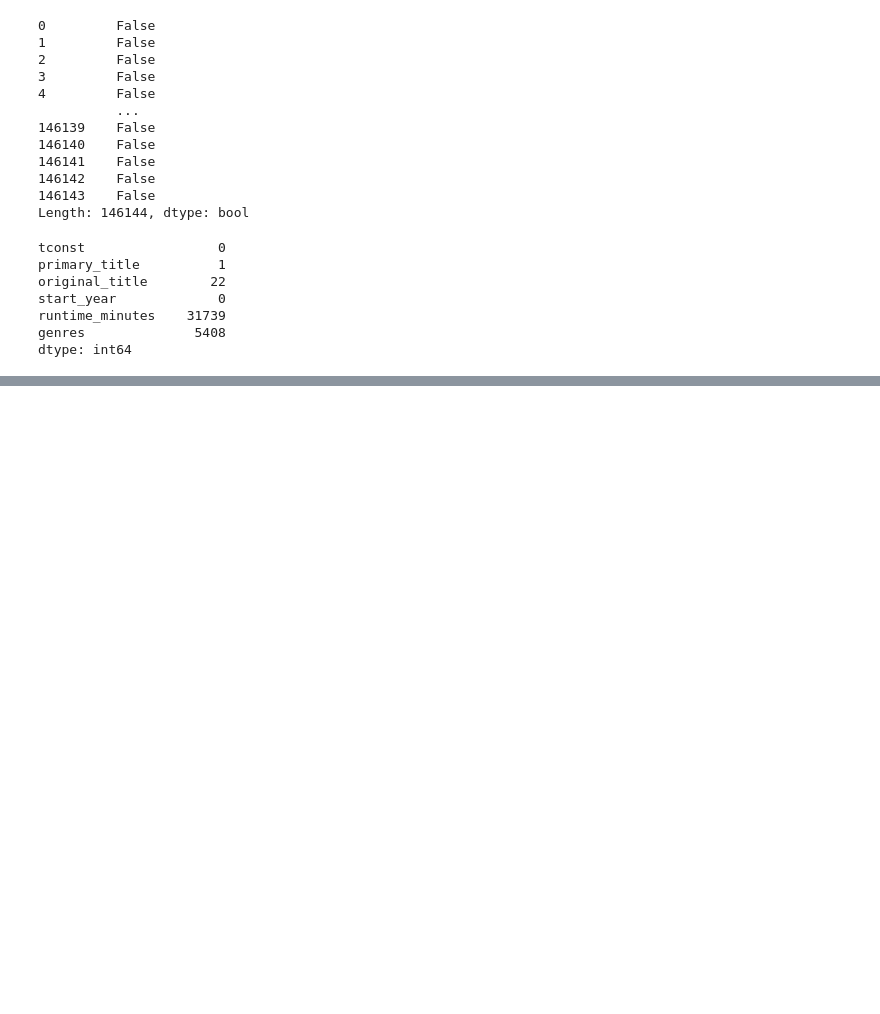
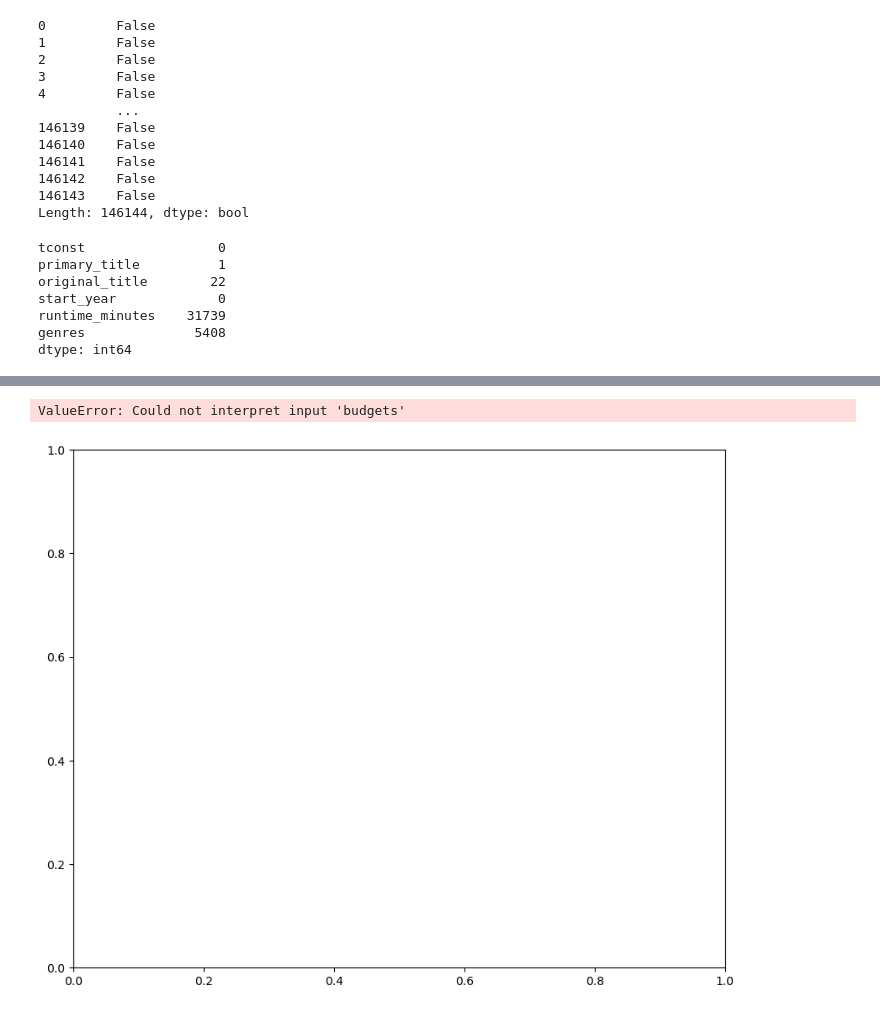
Before and after one commit to mercyodino/project1, a Jupyter notebook: index.ipynb, the cells around one changed output, grey strips where cells are left out. Drawn from its saved outputs; the diff is of its cells as text; code cells hidden in the pictures; blank space fills up the shorter version.

Commit message:
starting to create visuals

```diff
--- a/index.ipynb
+++ b/index.ipynb
@@ -356,0 +461,4 @@ dtype: int64
+# %%
+#Reading a tsv file using a csv reader
+movie_budgets_data= pd.read_csv("tn.movie_budgets.csv")
+movie_budgets_data
@@ -356,0 +608,11 @@ dtype: int64
+# %%
+fig ,ax = plt.subplots(ncols=1, nrows=1, figsize=(10,8))
+
+sns.boxplot (x="budgets" , data= movie_budgets_data, ax=ax)
+ax.set_xlabel ("worldwide_gross" , fontsize= 14 )
+ax.set_title ("Budget boxplot" , fontsize =15 )
+
+plt.show()
+# %% [output]
+ValueError: Could not interpret input 'budgets'
+[figure, added]
```
Also changed, not shown: parts of 22 cells of this notebook.
